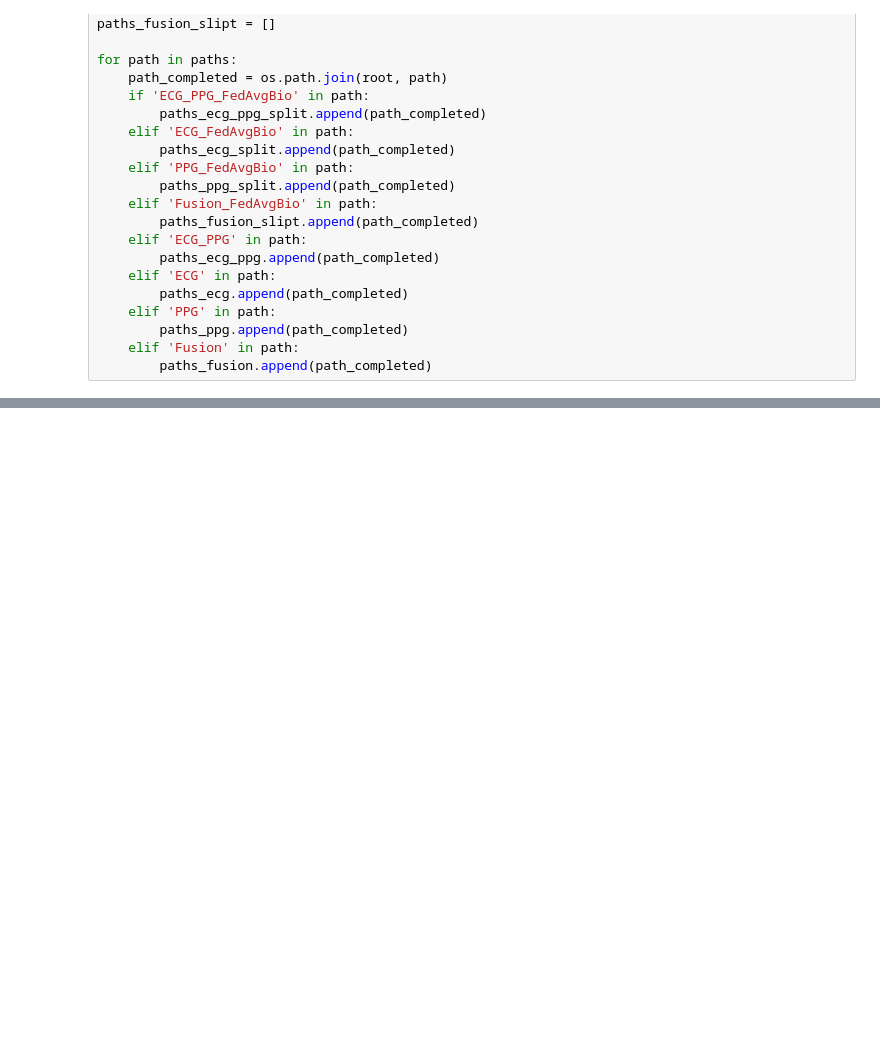
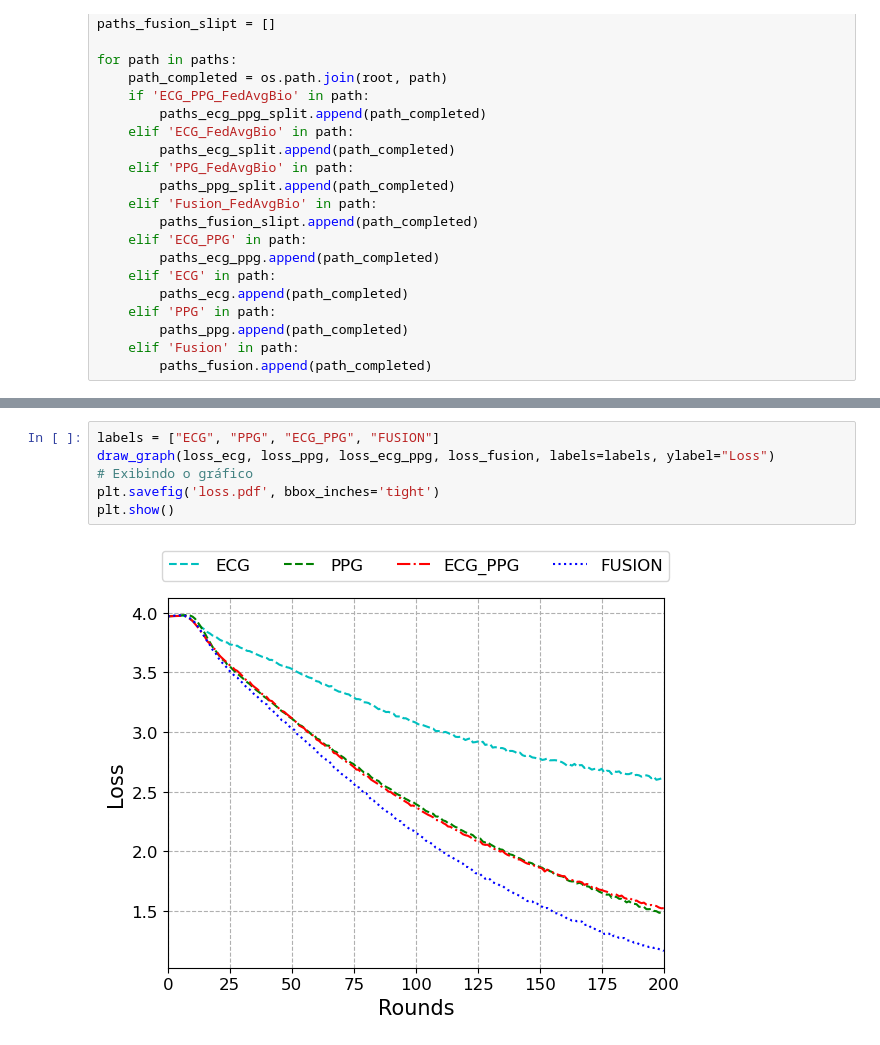
Before and after one commit to OrenanM/ECG_PPG_FL, a Jupyter notebook: results/graphs/graphs_results.ipynb, the cells around one changed output, grey strips where cells are left out. Saved outputs shown, nothing was run; the diff lists cells and outputs as text; blank space fills up the shorter version.

```diff
--- a/results/graphs/graphs_results.ipynb
+++ b/results/graphs/graphs_results.ipynb
@@ -240,0 +117,8 @@ plt.show()
+# %%
+labels = ["ECG", "PPG", "ECG_PPG", "FUSION"]
+draw_graph(loss_ecg, loss_ppg, loss_ecg_ppg, loss_fusion, labels=labels, ylabel="Loss")
+# Exibindo o gráfico
+plt.savefig('loss.pdf', bbox_inches='tight')
+plt.show()
+# %% [output]
+[figure, added]
```
Also changed, not shown: parts of 21 cells of this notebook, 3 other files.
